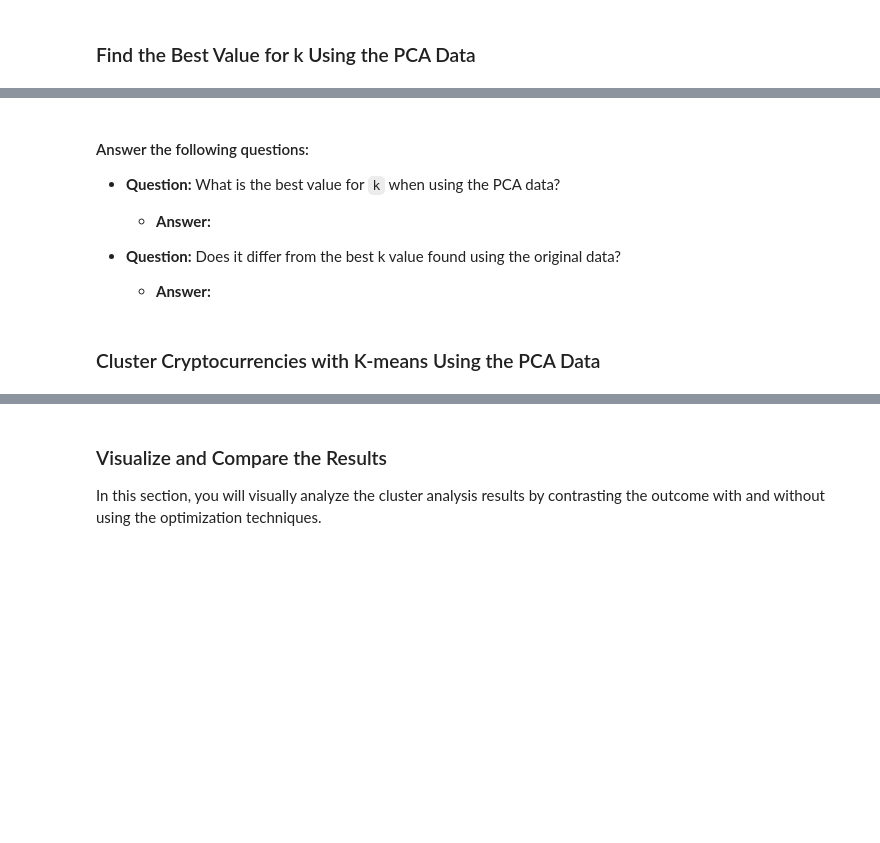
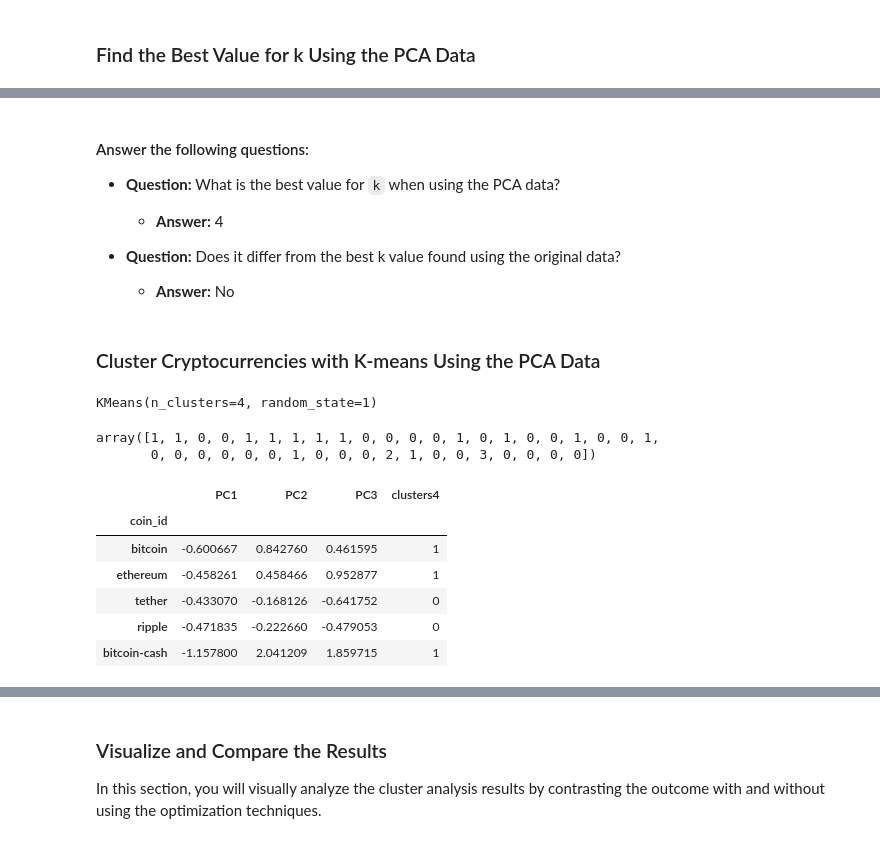
Before and after one commit to NMcHale029/CryptoClustering, a Jupyter notebook: Crypto_Clustering_starter_code.ipynb, the cells around one changed output, grey strips where cells are left out. Cells and saved outputs as stored; diff of their text form; code cells hidden in the pictures; blank space fills up the shorter version.

```diff
--- a/Crypto_Clustering_starter_code.ipynb
+++ b/Crypto_Clustering_starter_code.ipynb
@@ -145,12 +246,13 @@ df_market_data.hvplot.line(
 # %%
 # Create a new DataFrame with the PCA data.
+pca_crypto_df = pd.DataFrame(pca_crypto, columns=['PC1', 'PC2', 'PC3'])
 
-# Creating a DataFrame with the PCA data
 
 # Copy the crypto names from the original data
-
+pca_crypto_df['coin_id']=df_market_data.index
 
 # Set the coinid column as index
-
+pca_crypto_df = pca_crypto_df.set_index('coin_id')
 
 # Display sample data
+pca_crypto_df.head()
@@ -181,28 +325,46 @@ df_market_data.hvplot.line(
 
 * **Question:** What is the best value for `k` when using the PCA data?
 
-  * **Answer:**
+  * **Answer:** 4
 
 
 * **Question:** Does it differ from the best k value found using the original data?
 
-  * **Answer:**
+  * **Answer:** No
 # %% [markdown]
 ### Cluster Cryptocurrencies with K-means Using the PCA Data
 # %%
 # Initialize the K-Means model using the best value for k
+pca_k_model = KMeans(n_clusters=4, random_state=1)
 # %%
 # Fit the K-Means model using the PCA data
+pca_k_model.fit(pca_crypto_df)
+# %% [output]
+KMeans(n_clusters=4, random_state=1)
 # %%
 # Predict the clusters to group the cryptocurrencies using the PCA data
+pca_clusters = pca_k_model.predict(pca_crypto_df)
 
 # Print the resulting array of cluster values.
+pca_clusters
+# %% [output]
+array([1, 1, 0, 0, 1, 1, 1, 1, 1, 0, 0, 0, 0, 1, 0, 1, 0, 0, 1, 0, 0, 1,
+       0, 0, 0, 0, 0, 0, 1, 0, 0, 0, 2, 1, 0, 0, 3, 0, 0, 0, 0])
 # %%
 # Create a copy of the DataFrame with the PCA data
-
+copy_pca_crypto_df = pca_crypto_df.copy()
 
 # Add a new column to the DataFrame with the predicted clusters
-
+copy_pca_crypto_df['clusters4']=pca_clusters
 
 # Display sample data
+copy_pca_crypto_df.head()
+# %% [output]
+|  | PC1 | PC2 | PC3 | clusters4 |
+| coin_id |  |  |  |  |
+| bitcoin | -0.600667 | 0.842760 | 0.461595 | 1 |
+| ethereum | -0.458261 | 0.458466 | 0.952877 | 1 |
+| tether | -0.433070 | -0.168126 | -0.641752 | 0 |
+| ripple | -0.471835 | -0.222660 | -0.479053 | 0 |
+| bitcoin-cash | -1.157800 | 2.041209 | 1.859715 | 1 |
 # %%
```
Also changed, not shown: parts of 30 cells of this notebook.
